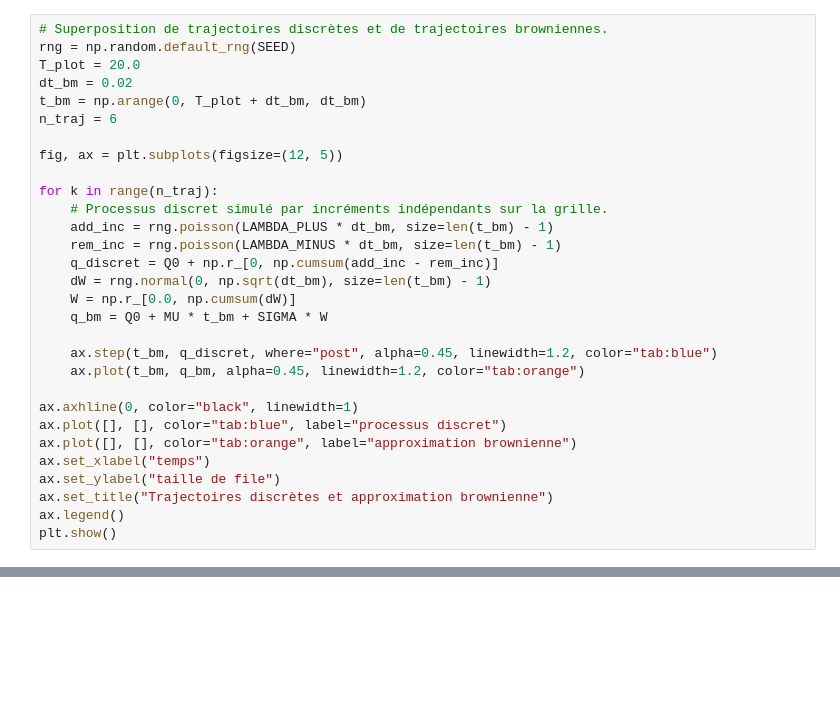
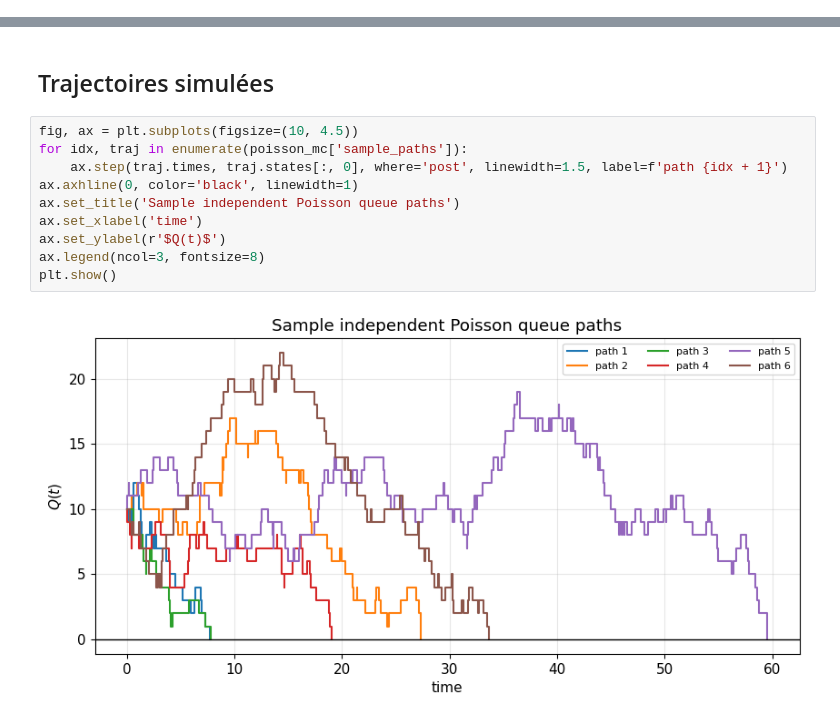
Before and after one commit to ApolloHong/Modal_Order_Book, a Jupyter notebook: nb1_123_files_poisson_independantes.ipynb, the cells around one changed output, grey strips where cells are left out. Cells and saved outputs as stored; diff of their text form; blank space fills up the shorter version.

```diff
--- a/nb1_123_files_poisson_independantes.ipynb
+++ b/nb1_123_files_poisson_independantes.ipynb
@@ -198,30 +0,0 @@ plt.show()
-# %%
-# Superposition de trajectoires discrètes et de trajectoires browniennes.
-rng = np.random.default_rng(SEED)
-T_plot = 20.0
-dt_bm = 0.02
-t_bm = np.arange(0, T_plot + dt_bm, dt_bm)
-n_traj = 6
-
-fig, ax = plt.subplots(figsize=(12, 5))
-
-for k in range(n_traj):
-    # Processus discret simulé par incréments indépendants sur la grille.
-    add_inc = rng.poisson(LAMBDA_PLUS * dt_bm, size=len(t_bm) - 1)
-    rem_inc = rng.poisson(LAMBDA_MINUS * dt_bm, size=len(t_bm) - 1)
-    q_discret = Q0 + np.r_[0, np.cumsum(add_inc - rem_inc)]
-    dW = rng.normal(0, np.sqrt(dt_bm), size=len(t_bm) - 1)
-    W = np.r_[0.0, np.cumsum(dW)]
-    q_bm = Q0 + MU * t_bm + SIGMA * W
-
-    ax.step(t_bm, q_discret, where="post", alpha=0.45, linewidth=1.2, color="tab:blue")
-    ax.plot(t_bm, q_bm, alpha=0.45, linewidth=1.2, color="tab:orange")
-
-ax.axhline(0, color="black", linewidth=1)
-ax.plot([], [], color="tab:blue", label="processus discret")
-ax.plot([], [], color="tab:orange", label="approximation brownienne")
-ax.set_xlabel("temps")
-ax.set_ylabel("taille de file")
-ax.set_title("Trajectoires discrètes et approximation brownienne")
-ax.legend()
-plt.show()
@@ -759,0 +152,14 @@ Name: diagnostic Markovian Conditional Restart Splitting, dtype: object
+# %% [markdown]
+## Trajectoires simulées
+# %%
+fig, ax = plt.subplots(figsize=(10, 4.5))
+for idx, traj in enumerate(poisson_mc['sample_paths']):
+    ax.step(traj.times, traj.states[:, 0], where='post', linewidth=1.5, label=f'path {idx + 1}')
+ax.axhline(0, color='black', linewidth=1)
+ax.set_title('Sample independent Poisson queue paths')
+ax.set_xlabel('time')
+ax.set_ylabel(r'$Q(t)$')
+ax.legend(ncol=3, fontsize=8)
+plt.show()
+# %% [output]
+[figure, added]
```
Also changed, not shown: parts of 44 cells of this notebook, 5 other files.
